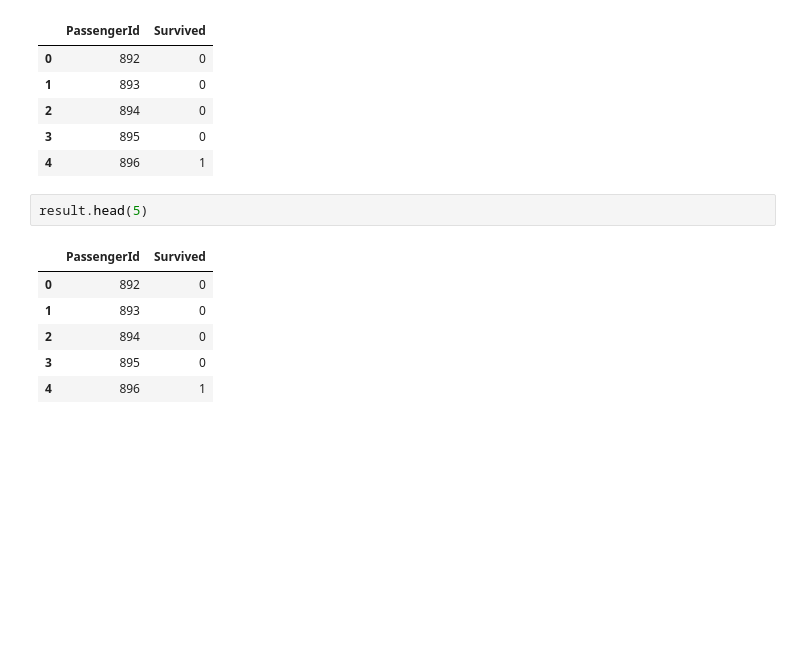
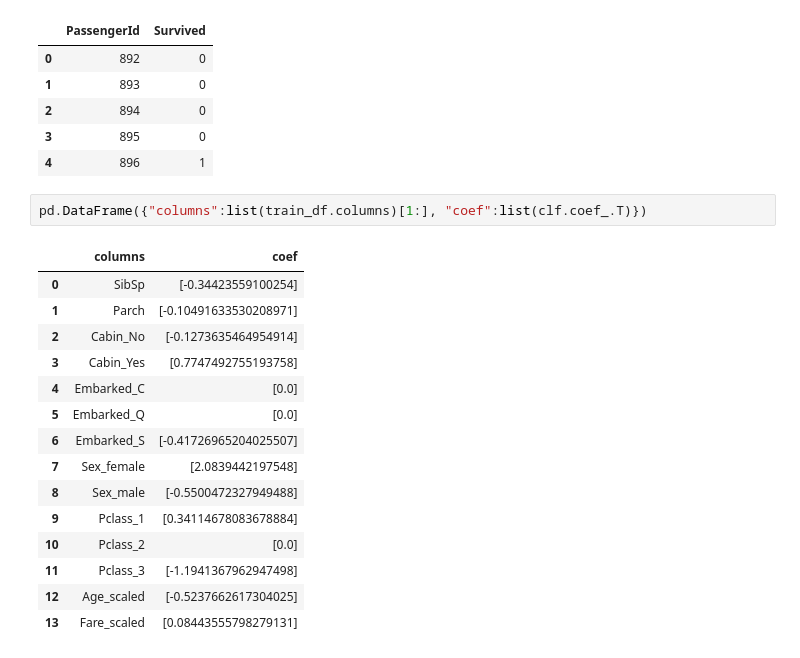
Before and after one commit to cyoukou7/mlwork-Titanic, a Jupyter notebook: Titanic.ipynb, the cells around one changed output. Cells and saved outputs as stored; diff of their text form; blank space fills up the shorter version.

```diff
--- a/Titanic.ipynb
+++ b/Titanic.ipynb
@@ -468,12 +468,21 @@ result.head(5)
 | 2 | 894 | 0 |
 | 3 | 895 | 0 |
 | 4 | 896 | 1 |
-# %%
-result.head(5)
-# %% [output]
-|  | PassengerId | Survived |
-| 0 | 892 | 0 |
-| 1 | 893 | 0 |
-| 2 | 894 | 0 |
-| 3 | 895 | 0 |
-| 4 | 896 | 1 |
+# %%
+pd.DataFrame({"columns":list(train_df.columns)[1:], "coef":list(clf.coef_.T)})
+# %% [output]
+|  | columns | coef |
+| 0 | SibSp | [-0.34423559100254] |
+| 1 | Parch | [-0.10491633530208971] |
+| 2 | Cabin_No | [-0.1273635464954914] |
+| 3 | Cabin_Yes | [0.7747492755193758] |
+| 4 | Embarked_C | [0.0] |
+| 5 | Embarked_Q | [0.0] |
+| 6 | Embarked_S | [-0.41726965204025507] |
+| 7 | Sex_female | [2.0839442197548] |
+| 8 | Sex_male | [-0.5500472327949488] |
+| 9 | Pclass_1 | [0.34114678083678884] |
+| 10 | Pclass_2 | [0.0] |
+| 11 | Pclass_3 | [-1.1941367962947498] |
+| 12 | Age_scaled | [-0.5237662617304025] |
+| 13 | Fare_scaled | [0.08443555798279131] |
```
Also changed, not shown: parts of 6 cells of this notebook.
